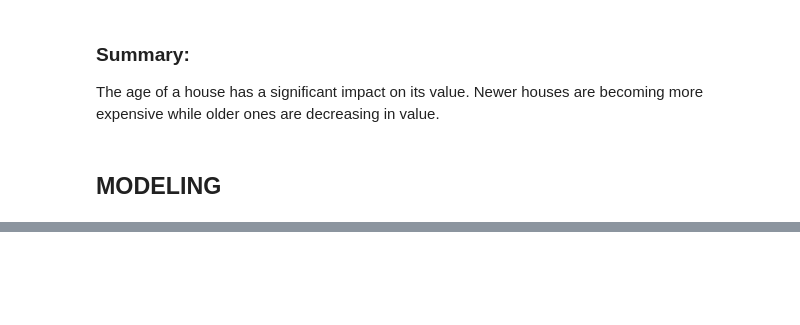
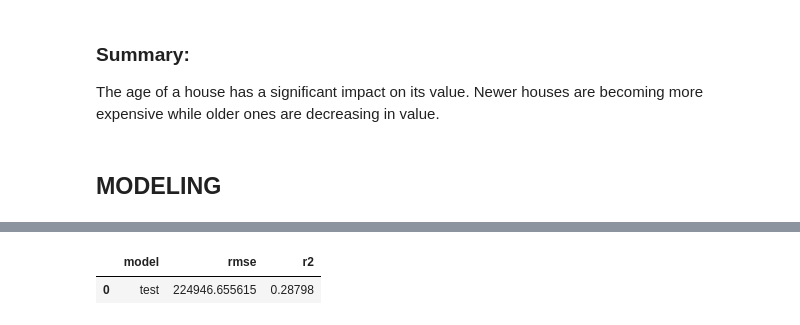
Before and after one commit to rosendo-lugo/project_regression, a Jupyter notebook: project_regression.ipynb, the cells around one changed output, grey strips where cells are left out. Saved outputs shown, nothing was run; the diff lists cells and outputs as text; code cells hidden in the pictures; blank space fills up the shorter version.

```diff
--- a/project_regression.ipynb
+++ b/project_regression.ipynb
@@ -225,0 +237,6 @@ metrics_df
+# %%
+result = m.test_best_model(best_model, X_ts_sc, y_ts, X_tr_sc, y_tr)
+result
+# %% [output]
+|  | model | rmse | r2 |
+| 0 | test | 224946.655615 | 0.28798 |
```
Also changed, not shown: parts of 23 cells of this notebook, 4 other files.
